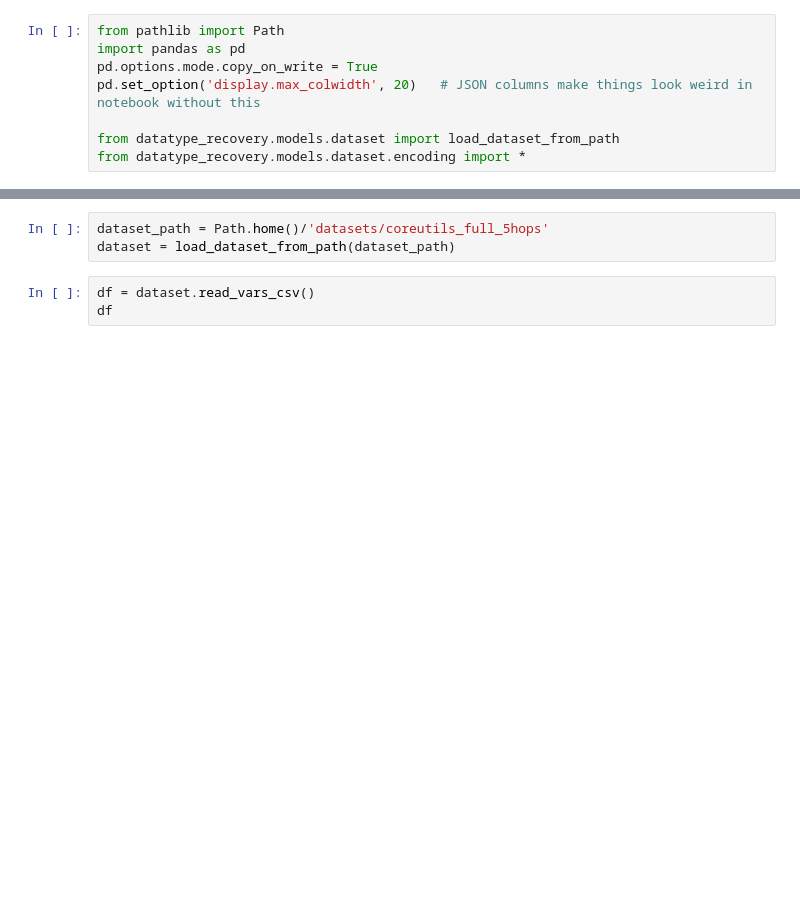
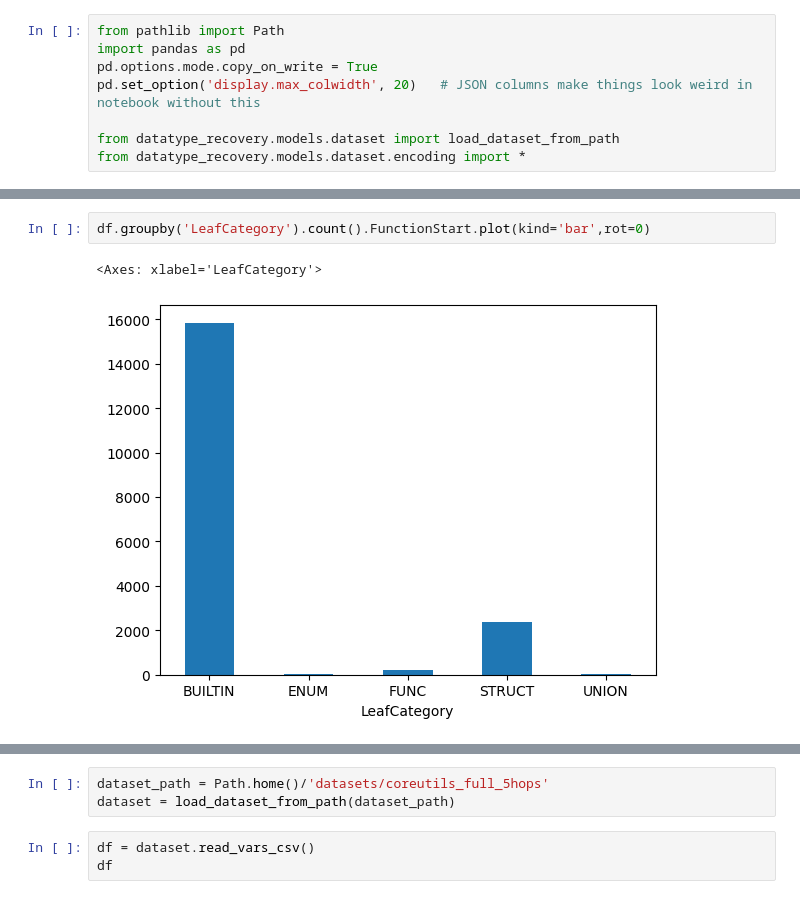
Before and after one commit to lasserre/datatype-recovery-experiments, a Jupyter notebook: notebooks/new_encoding.ipynb, the cells around one changed output, grey strips where cells are left out. Drawn from its saved outputs; the diff is of its cells as text; blank space fills up the shorter version.

```diff
--- a/notebooks/new_encoding.ipynb
+++ b/notebooks/new_encoding.ipynb
@@ -8,0 +39,5 @@ from datatype_recovery.models.dataset.encoding import *
+# %%
+df.groupby('LeafCategory').count().FunctionStart.plot(kind='bar',rot=0)
+# %% [output]
+<Axes: xlabel='LeafCategory'>
+[figure, added]
```
Also changed, not shown: parts of 10 cells of this notebook, 1 other file.
